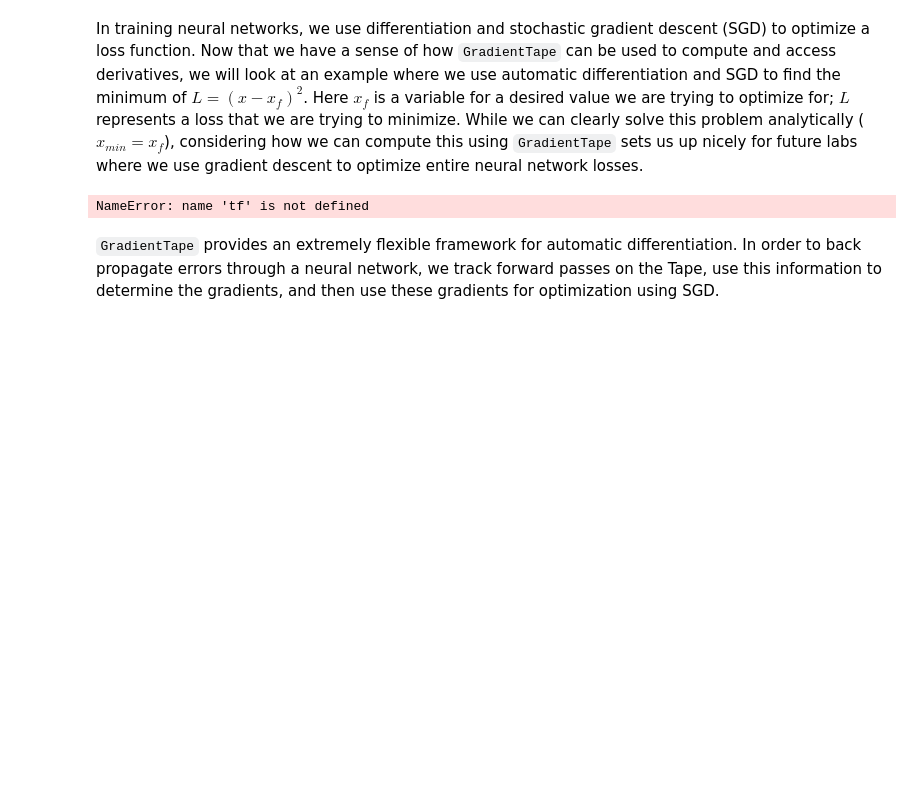
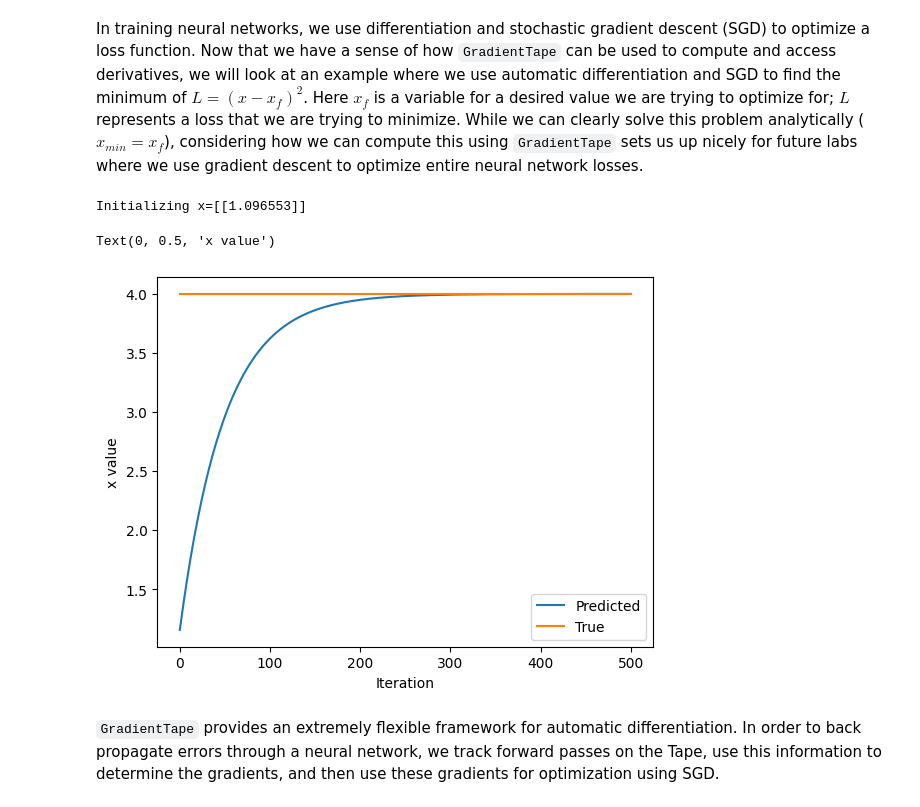
Before and after one commit to yaellavy/deep-learning, a Jupyter notebook: TF_Part1_Intro.ipynb, the cells around one changed output. Cells and saved outputs as stored; diff of their text form; code cells hidden in the pictures; blank space fills up the shorter version.

```diff
--- a/TF_Part1_Intro.ipynb
+++ b/TF_Part1_Intro.ipynb
@@ -385,34 +385,36 @@ In training neural networks, we use differentiation and stochastic gradient desc
 ### Function minimization with automatic differentiation and SGD ###
 
 # Initialize a random value for our initial x
 x = tf.Variable([tf.random.normal([1])])
 print("Initializing x={}".format(x.numpy()))
 
 learning_rate = 1e-2 # learning rate for SGD
 history = []
 # Define the target value
 x_f = 4
 
 # We will run SGD for a number of iterations. At each iteration, we compute the loss,
 #   compute the derivative of the loss with respect to x, and perform the SGD update.
 for i in range(500):
   with tf.GradientTape() as tape:
     '''TODO: define the loss as described above'''
-    loss =tf.pow(tf.subtract(x,x_f)) # TODO
+    loss =tf.pow(tf.subtract(x,x_f),2) # TODO
 
   # loss minimization using gradient tape
   grad = tape.gradient(loss, x) # compute the derivative of the loss with respect to x
   new_x = x - learning_rate*grad # sgd update
   x.assign(new_x) # update the value of x
   history.append(x.numpy()[0])
 
 # Plot the evolution of x as we optimize towards x_f!
 plt.plot(history)
 plt.plot([0, 500],[x_f,x_f])
 plt.legend(('Predicted', 'True'))
 plt.xlabel('Iteration')
 plt.ylabel('x value')
 # %% [output]
-NameError: name 'tf' is not defined
+Initializing x=[[1.096553]]
+Text(0, 0.5, 'x value')
+[figure, added]
 # %% [markdown]
 `GradientTape` provides an extremely flexible framework for automatic differentiation. In order to back propagate errors through a neural network, we track forward passes on the Tape, use this information to determine the gradients, and then use these gradients for optimization using SGD.
```
